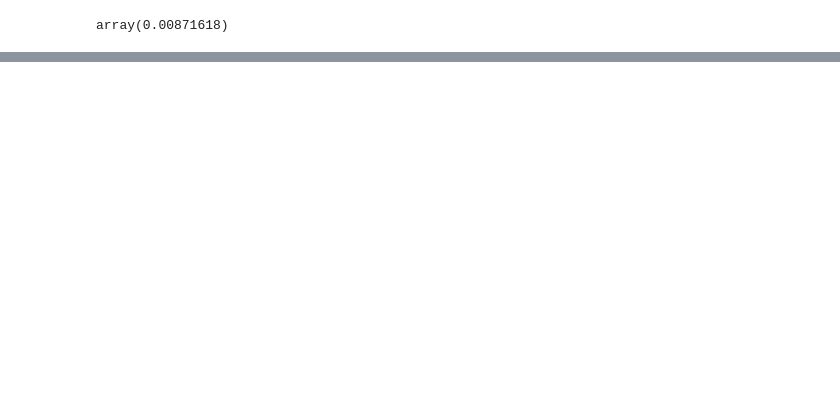
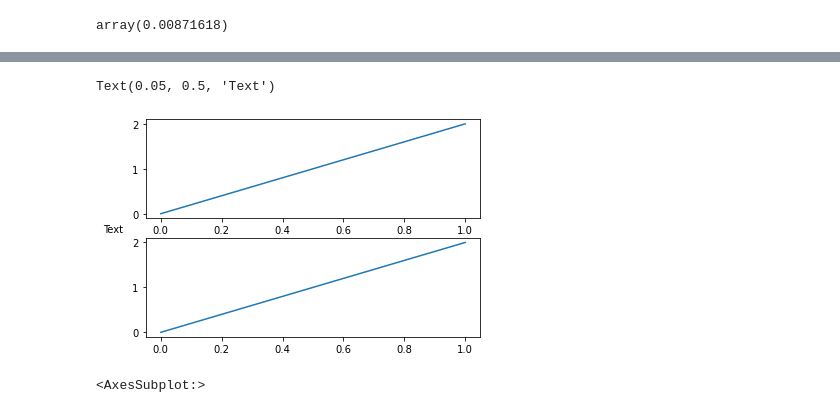
Before and after one commit to hainingpan/AlEuS, a Jupyter notebook: Untitled.ipynb, the cells around one changed output, grey strips where cells are left out. Saved outputs shown, nothing was run; the diff lists cells and outputs as text; code cells hidden in the pictures; blank space fills up the shorter version.

```diff
--- a/Untitled.ipynb
+++ b/Untitled.ipynb
@@ -40,0 +43,12 @@ f
+# %%
+fig,ax=plt.subplots(2,1)
+[ax.plot([0,1],[0,2]) for ax in ax]
+# ax.set_xlim([0,2])
+ax[0].text(0.05,0.5,'Text',ha='center',va='center',transform=fig.transFigure)
+# %% [output]
+Text(0.05, 0.5, 'Text')
+[figure, added]
+# %%
+ax[0]
+# %% [output]
+<AxesSubplot:>
```
Also changed, not shown: parts of 20 cells of this notebook, 31 other files.
